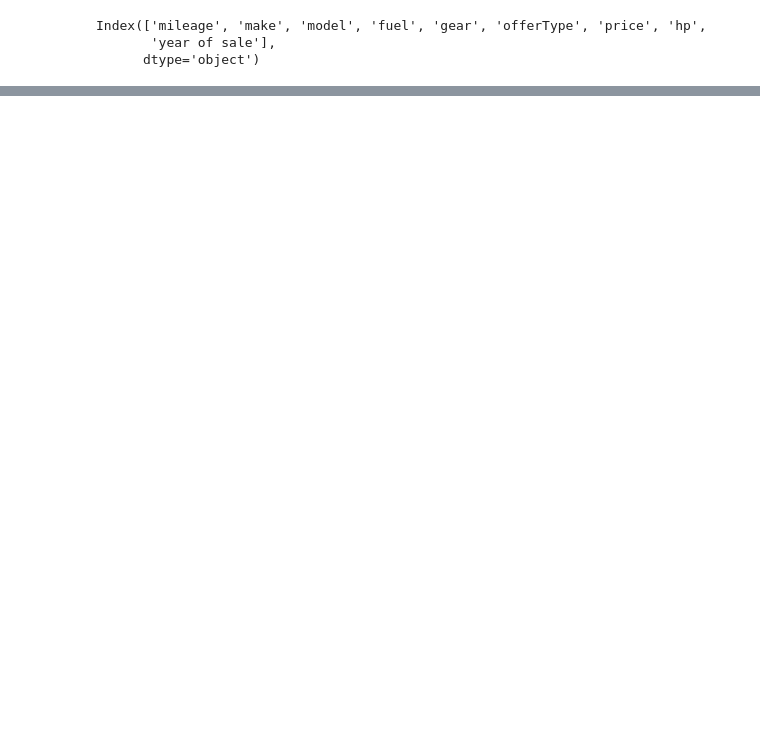
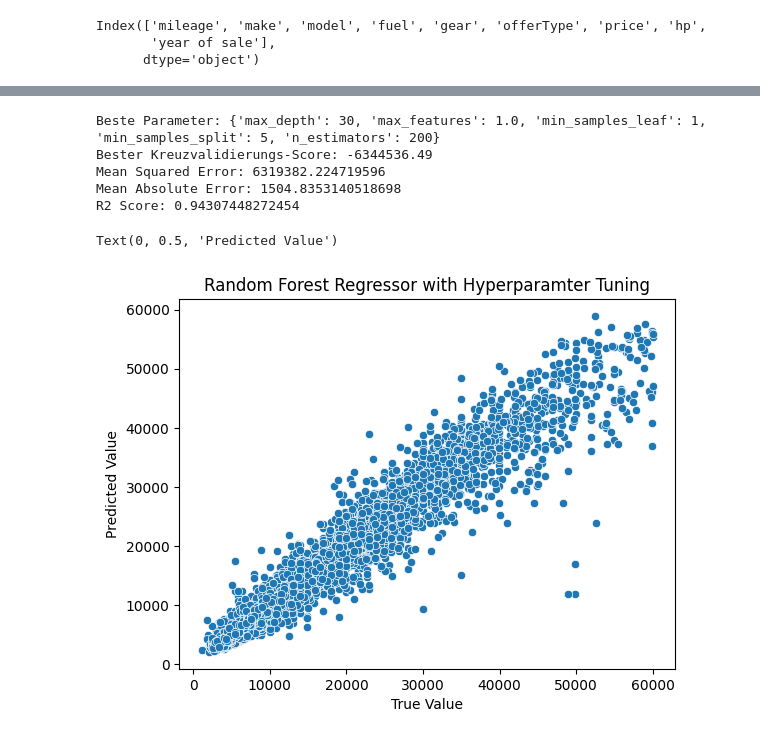
Before and after one commit to bayzero91/Autoscout_Analytics_Project_V2, a Jupyter notebook: EDA_&_ ML.ipynb, the cells around one changed output, grey strips where cells are left out. Drawn from its saved outputs; the diff is of its cells as text; code cells hidden in the pictures; blank space fills up the shorter version.

```diff
--- a/EDA_&_ ML.ipynb
+++ b/EDA_&_ ML.ipynb
@@ -99,0 +190,25 @@ data.describe()
+# %%
+print("Beste Parameter:", gs_model.best_params_)  # Gibt die besten gefundenen Parameter aus
+print("Bester Kreuzvalidierungs-Score: {:.2f}".format(gs_model.best_score_))  # Gibt den besten Score aus
+
+# Vorhersagen mit dem besten Modell
+best_model = gs_model.best_estimator_  # Zieht sich direkt das beste Modell aus
+y_pred = best_model.predict(X_test)  # Vorhersagen auf den Testdaten
+
+print(f'Mean Squared Error: {mean_squared_error(y_test, y_pred)}')
+print(f'Mean Absolute Error: {mean_absolute_error(y_test, y_pred)}')
+print(f'R2 Score: {r2_score(y_test, y_pred)}')
+# %% [output]
+Beste Parameter: {'max_depth': 30, 'max_features': 1.0, 'min_samples_leaf': 1, 'min_samples_split': 5, 'n_estimators': 200}
+Bester Kreuzvalidierungs-Score: -6344536.49
+Mean Squared Error: 6319382.224719596
+Mean Absolute Error: 1504.8353140518698
+R2 Score: 0.94307448272454
+# %%
+sns.scatterplot(x=y_test, y=y_rf_pred)
+plt.title('Random Forest Regressor with Hyperparamter Tuning')
+plt.xlabel('True Value')
+plt.ylabel('Predicted Value')
+# %% [output]
+Text(0, 0.5, 'Predicted Value')
+[figure, added]
```
Also changed, not shown: parts of 23 cells of this notebook.
